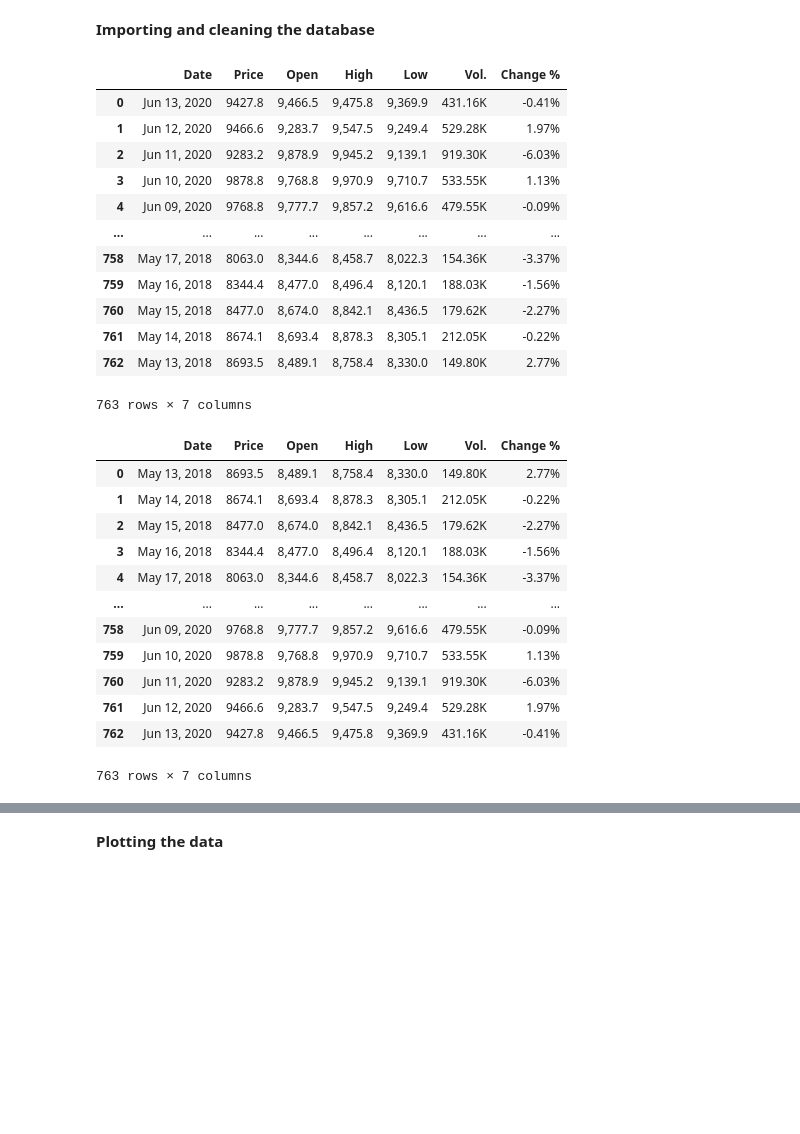
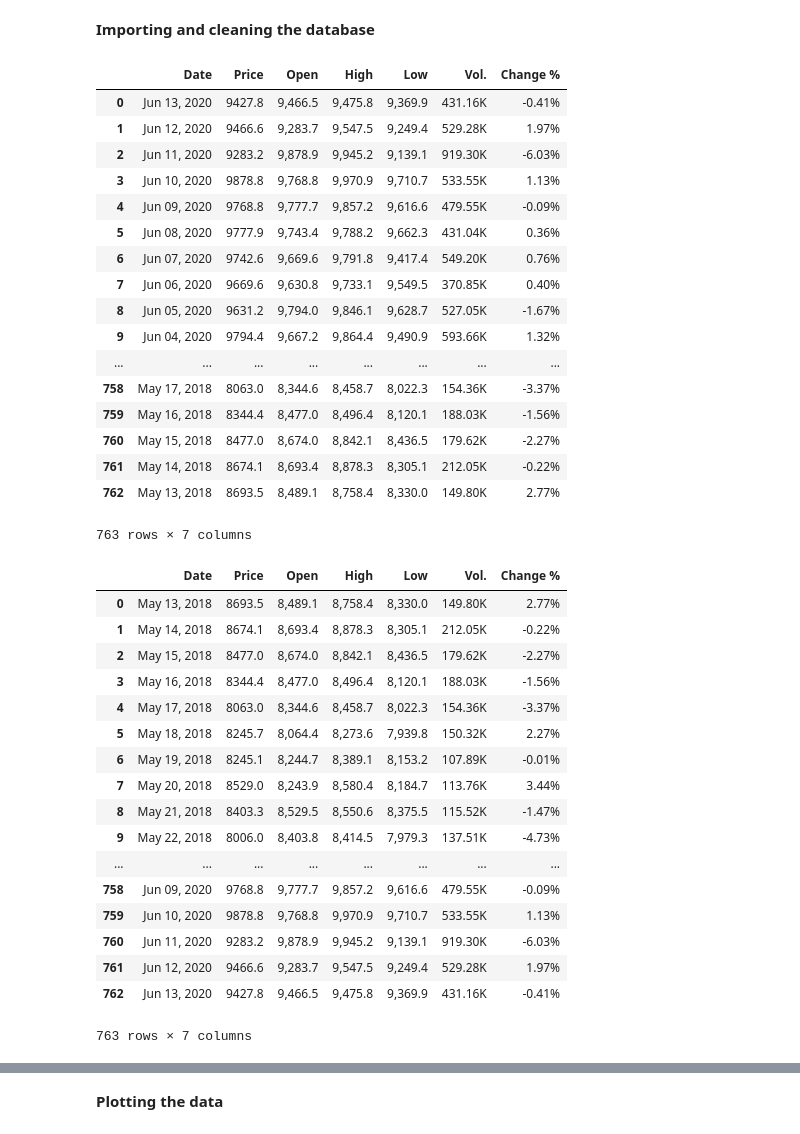
Before and after one commit to koulos574/Projet_Bitcoin_Prediction_Price, a Jupyter notebook: Bitcoin - ARIMA.ipynb, the cells around one changed output, grey strips where cells are left out. Saved outputs shown, nothing was run; the diff lists cells and outputs as text; code cells hidden in the pictures; blank space fills up the shorter version.

```diff
--- a/Bitcoin - ARIMA.ipynb
+++ b/Bitcoin - ARIMA.ipynb
@@ -26,18 +26,23 @@ from statsmodels.tsa.statespace.sarimax import SARIMAX
 **Importing and cleaning the database**
 # %%
 # Importing the data base
-bitcoin = pd.read_csv("/content/Bitcoin Historical Data - Investing.com (1).csv", delimiter=",")
+bitcoin = pd.read_csv("Bitcoin  - files used/Bitcoin Historical Data - Investing.com (1).csv", delimiter=",")
 #converting the data to float64 to allow plotting and forecasting
 bitcoin['Price'] = bitcoin['Price'].str.replace(',', '')
 bitcoin['Price'] = bitcoin['Price'].astype('float64')
 bitcoin
 # %% [output]
 |  | Date | Price | Open | High | Low | Vol. | Change % |
 | 0 | Jun 13, 2020 | 9427.8 | 9,466.5 | 9,475.8 | 9,369.9 | 431.16K | -0.41% |
 | 1 | Jun 12, 2020 | 9466.6 | 9,283.7 | 9,547.5 | 9,249.4 | 529.28K | 1.97% |
 | 2 | Jun 11, 2020 | 9283.2 | 9,878.9 | 9,945.2 | 9,139.1 | 919.30K | -6.03% |
 | 3 | Jun 10, 2020 | 9878.8 | 9,768.8 | 9,970.9 | 9,710.7 | 533.55K | 1.13% |
 | 4 | Jun 09, 2020 | 9768.8 | 9,777.7 | 9,857.2 | 9,616.6 | 479.55K | -0.09% |
+| 5 | Jun 08, 2020 | 9777.9 | 9,743.4 | 9,788.2 | 9,662.3 | 431.04K | 0.36% |
+| 6 | Jun 07, 2020 | 9742.6 | 9,669.6 | 9,791.8 | 9,417.4 | 549.20K | 0.76% |
+| 7 | Jun 06, 2020 | 9669.6 | 9,630.8 | 9,733.1 | 9,549.5 | 370.85K | 0.40% |
+| 8 | Jun 05, 2020 | 9631.2 | 9,794.0 | 9,846.1 | 9,628.7 | 527.05K | -1.67% |
+| 9 | Jun 04, 2020 | 9794.4 | 9,667.2 | 9,864.4 | 9,490.9 | 593.66K | 1.32% |
 | ... | ... | ... | ... | ... | ... | ... | ... |
 | 758 | May 17, 2018 | 8063.0 | 8,344.6 | 8,458.7 | 8,022.3 | 154.36K | -3.37% |
 | 759 | May 16, 2018 | 8344.4 | 8,477.0 | 8,496.4 | 8,120.1 | 188.03K | -1.56% |
@@ -57,6 +62,11 @@ bitcoin_ordered
 | 2 | May 15, 2018 | 8477.0 | 8,674.0 | 8,842.1 | 8,436.5 | 179.62K | -2.27% |
 | 3 | May 16, 2018 | 8344.4 | 8,477.0 | 8,496.4 | 8,120.1 | 188.03K | -1.56% |
 | 4 | May 17, 2018 | 8063.0 | 8,344.6 | 8,458.7 | 8,022.3 | 154.36K | -3.37% |
+| 5 | May 18, 2018 | 8245.7 | 8,064.4 | 8,273.6 | 7,939.8 | 150.32K | 2.27% |
+| 6 | May 19, 2018 | 8245.1 | 8,244.7 | 8,389.1 | 8,153.2 | 107.89K | -0.01% |
+| 7 | May 20, 2018 | 8529.0 | 8,243.9 | 8,580.4 | 8,184.7 | 113.76K | 3.44% |
+| 8 | May 21, 2018 | 8403.3 | 8,529.5 | 8,550.6 | 8,375.5 | 115.52K | -1.47% |
+| 9 | May 22, 2018 | 8006.0 | 8,403.8 | 8,414.5 | 7,979.3 | 137.51K | -4.73% |
 | ... | ... | ... | ... | ... | ... | ... | ... |
 | 758 | Jun 09, 2020 | 9768.8 | 9,777.7 | 9,857.2 | 9,616.6 | 479.55K | -0.09% |
 | 759 | Jun 10, 2020 | 9878.8 | 9,768.8 | 9,970.9 | 9,710.7 | 533.55K | 1.13% |
```
Also changed, not shown: parts of 12 cells of this notebook, 1 other file.
